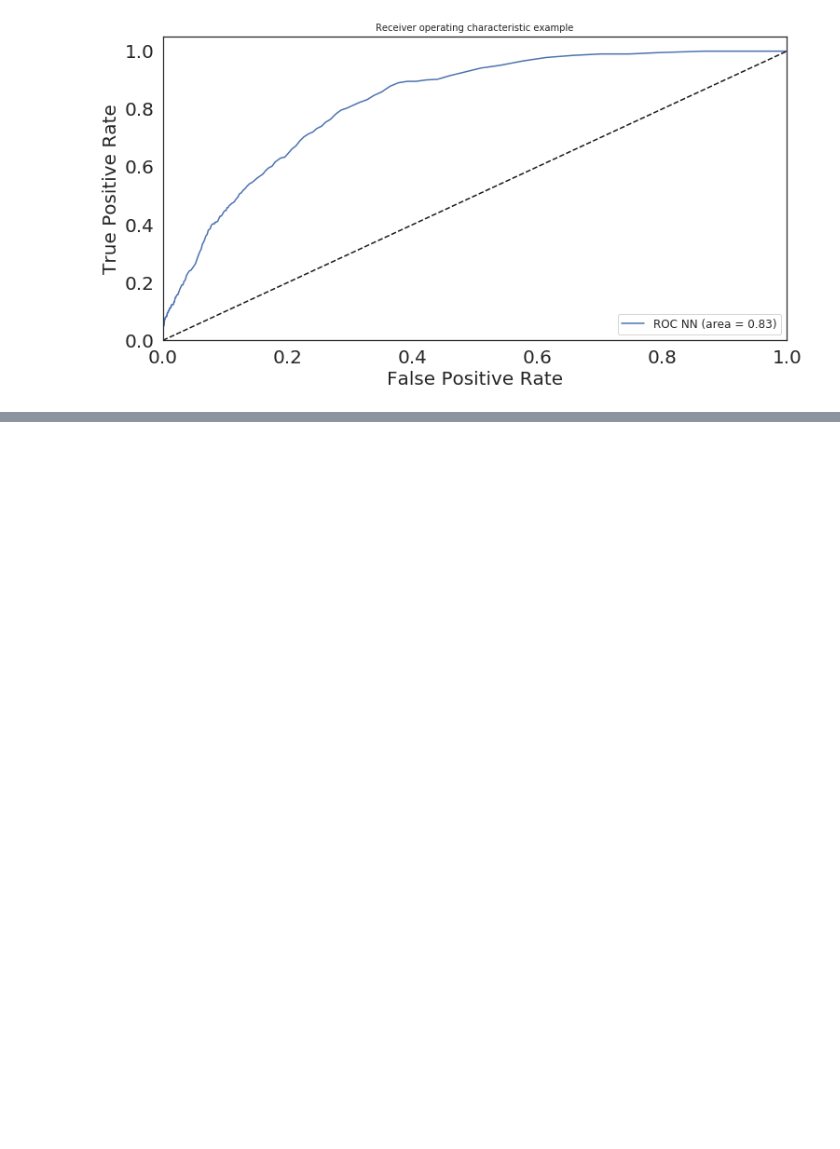
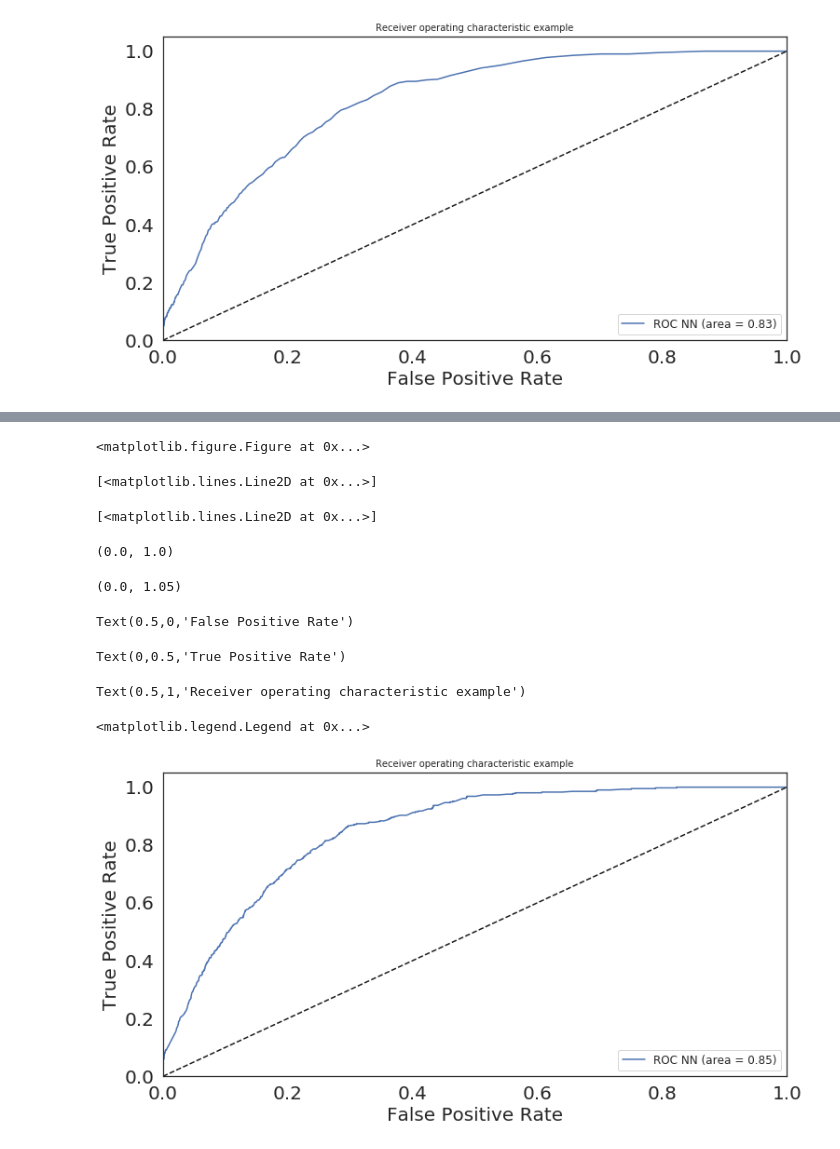
Before and after one commit to abraham314/glmcrd, a Jupyter notebook: mlp-Copy1.ipynb, the cells around one changed output, grey strips where cells are left out. Cells and saved outputs as stored; diff of their text form; code cells hidden in the pictures; blank space fills up the shorter version.

```diff
--- a/mlp-Copy1.ipynb
+++ b/mlp-Copy1.ipynb
@@ -200,0 +310,27 @@ Text(0.5,1,'Receiver operating characteristic example')
+# %%
+proba3=np.array([min(i,j) for i,j in zip(proba2,proba)])
+fprk3, tprk3, thresholds3=roc_curve(yaux_test,proba3)
+nn_auc3=auc(fprk3,tprk3)
+#from sklearn.metrics import roc_curve, auc
+# Plot of a ROC curve for a specific class
+plt.figure()
+plt.plot(fprk3, tprk3, label='ROC NN (area = %0.2f)' % nn_auc3)
+plt.plot([0, 1], [0, 1], 'k--')
+plt.xlim([0.0, 1.0])
+plt.ylim([0.0, 1.05])
+plt.xlabel('False Positive Rate')
+plt.ylabel('True Positive Rate')
+plt.title('Receiver operating characteristic example')
+plt.legend(loc="lower right")
+plt.show()
+# %% [output]
+<matplotlib.figure.Figure at 0x...>
+[<matplotlib.lines.Line2D at 0x...>]
+[<matplotlib.lines.Line2D at 0x...>]
+(0.0, 1.0)
+(0.0, 1.05)
+Text(0.5,0,'False Positive Rate')
+Text(0,0.5,'True Positive Rate')
+Text(0.5,1,'Receiver operating characteristic example')
+<matplotlib.legend.Legend at 0x...>
+[figure, added]
```
Also changed, not shown: parts of 11 cells of this notebook.
